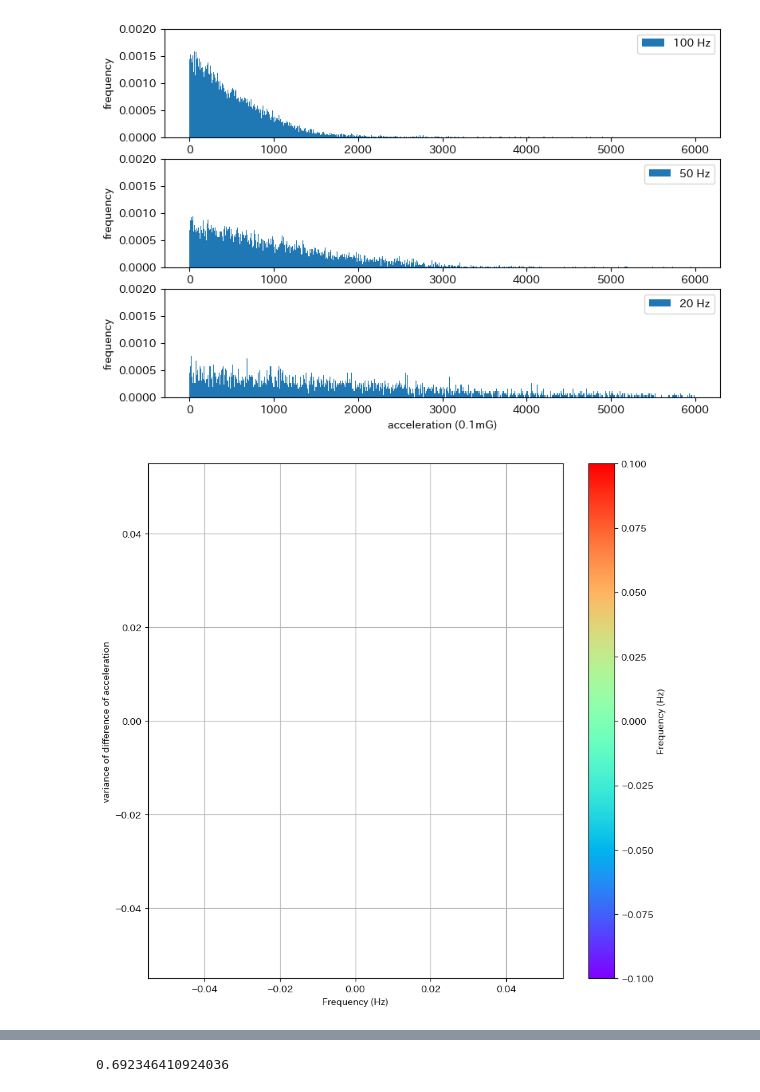
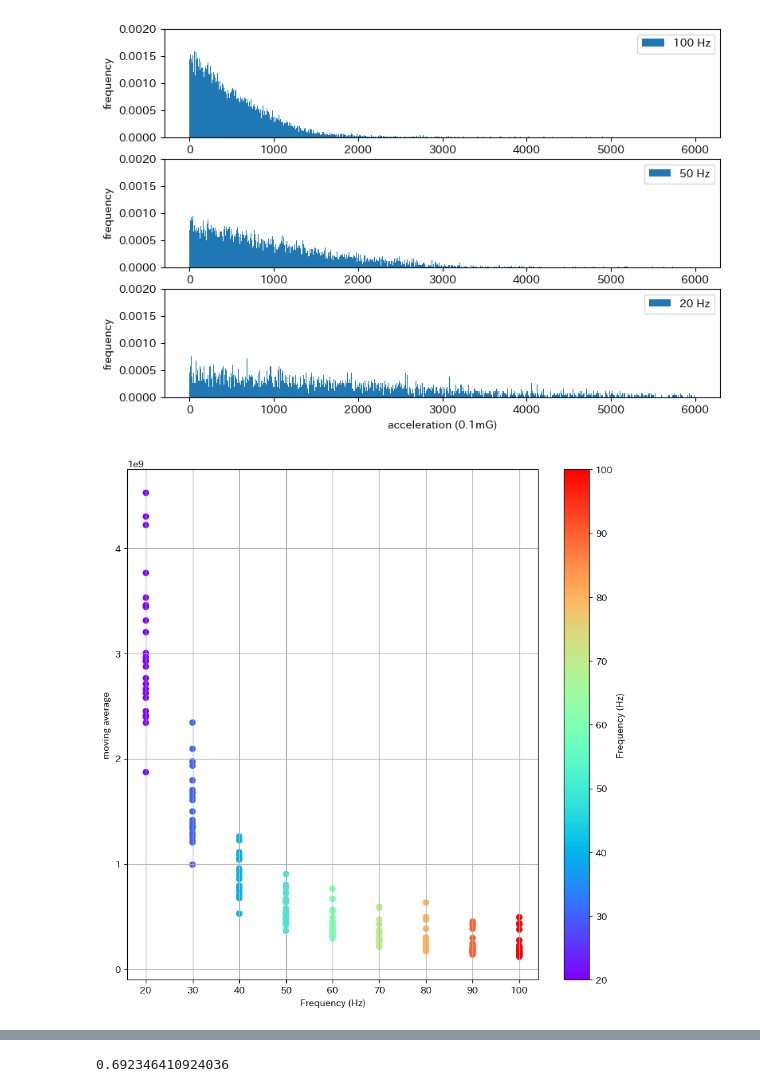
Before and after one commit to hinapyon/Sampling-Frequency-Estimating-of-Human-Activity-Acceleration-Data-using-Transformer-based-Regression, a Jupyter notebook: AcrossDifferentDomains.ipynb, the cells around one changed output, grey strips where cells are left out. Cells and saved outputs as stored; diff of their text form; code cells hidden in the pictures.

```diff
--- a/AcrossDifferentDomains.ipynb
+++ b/AcrossDifferentDomains.ipynb
@@ -411,3 +423,3 @@ idou = []
 # %%
 for i in range(len(Hz)):
-  print(len(DifferenceAcc_list[i]))
+  lens.append(len(DifferenceAcc_list[i]))
@@ -434,4 +444,7 @@ TypeError: ignored
+# %%
+#移動平均からNaNを削除
+new_list = [row[4:] for row in idou]
 # %%
 #移動平均の平均
 for i in range(len(Hz)):
-  avg.append(statistics.mean(idou[i]))
+  idouavg.append(statistics.mean(new_list[i]))
@@ -442,6 +451,6 @@ idou[0][4]
 # %%
 for i in range(len(Hz)):
-  seki.append(len(DifferenceAcc_list[i]) * avg[i])
+  seki.append(var[i] * avg[i])
 # %%
 #グラフを表示する領域を，figオブジェクトとして作成。
 fig = plt.figure(figsize = (9,6))
@@ -486,12 +495,12 @@ DifferenceAcc_hist[:, ]
 # %%
 # クラスごとに色分けされたプロットを作成
 plt.figure(figsize=(10, 10))
-plt.scatter(Hz, avg, c=Hz, cmap='rainbow', marker='o')
+plt.scatter(Hz, seki, c=Hz, cmap='rainbow', marker='o')
 plt.colorbar(label='Frequency (Hz)')
 plt.xlabel('Frequency (Hz)')
-plt.ylabel('variance of difference of acceleration')
+plt.ylabel('moving average')
 #plt.ylim(-0.5, 4.5)
 plt.grid(True)
 plt.show()
 # %% [output]
-[figure, old version]
+[figure, new version]
```
Also changed, not shown: parts of 12 cells of this notebook.
